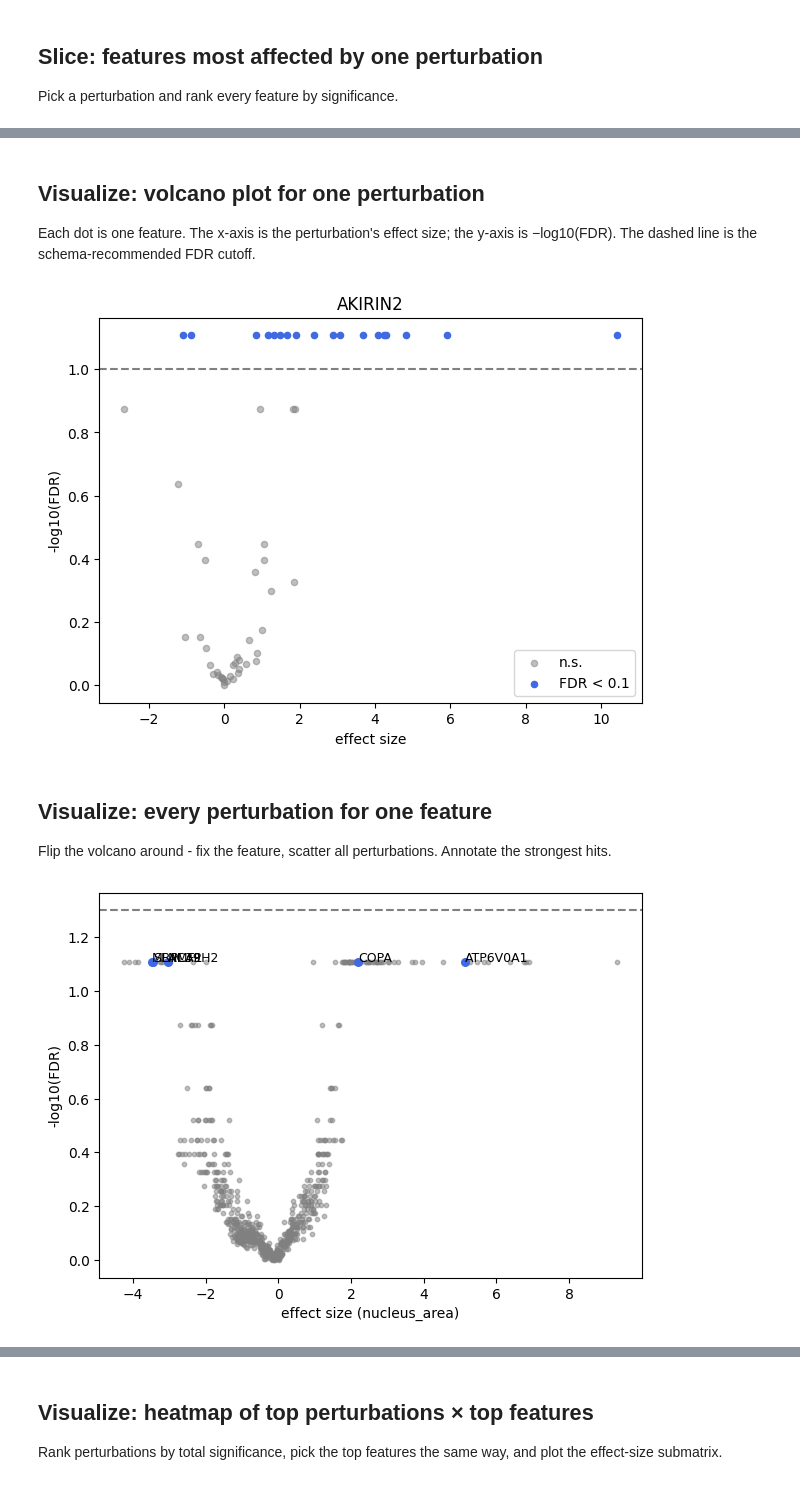
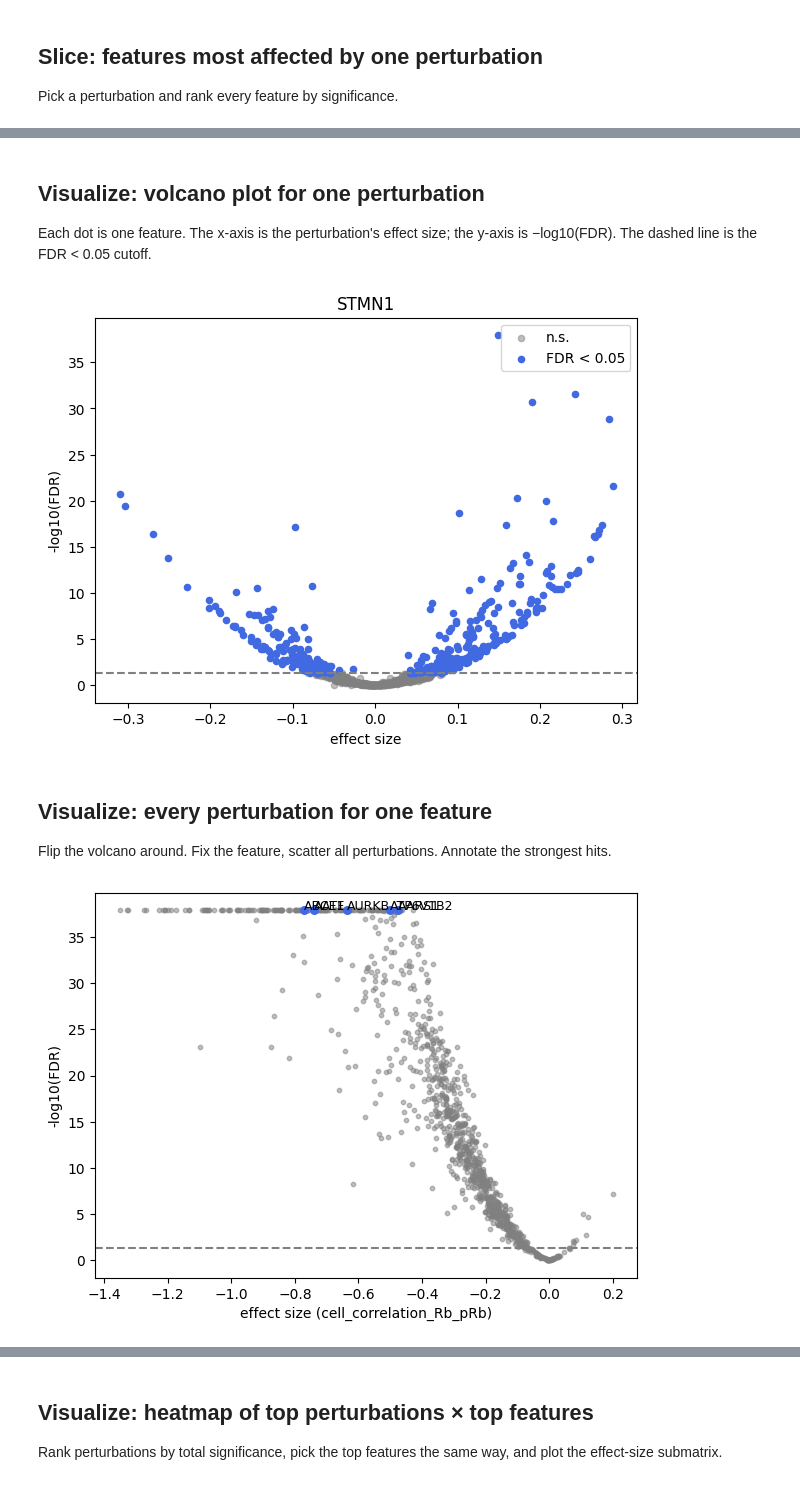
Before and after one commit to chanzuckerberg/ops-schema, a Jupyter notebook: docs/analysis/inspect-data/ops_analysis.ipynb, the cells around one changed output, grey strips where cells are left out. Drawn from its saved outputs; the diff is of its cells as text; code cells hidden in the pictures.

```diff
--- a/docs/analysis/inspect-data/ops_analysis.ipynb
+++ b/docs/analysis/inspect-data/ops_analysis.ipynb
@@ -195,0 +90,8 @@ Series([], dtype: float32)
+# %%
+with fsspec.open(f"{ATLAS}/experimental_metadata.yaml", "r", anon=True) as fh:
+    experimental_metadata = yaml.safe_load(fh)
+
+# Top-level sections; drill into any of them as needed.
+for section, body in experimental_metadata.items():
+    keys = list(body) if isinstance(body, dict) else body
+    print(f"{section:12s}: {keys}")
@@ -195,0 +113,4 @@ Series([], dtype: float32)
+# %%
+with fsspec.open(f"{ATLAS}/aggregated_data.h5ad", "rb", anon=True) as fh:
+    agg = ad.read_h5ad(fh)
+agg
@@ -195,0 +147,3 @@ Series([], dtype: float32)
+# %%
+FDR_THRESH = float(-np.log10(0.05))  # ~1.301
+print(f"neg_log10_fdr cutoff: {FDR_THRESH:.3f}  (FDR < 0.05)")
@@ -195,0 +227,11 @@ Series([], dtype: float32)
+# %%
+# Pick the single most-significant (perturbation, feature) pair to drive the demo.
+nlf = agg.layers["neg_log10_fdr"]
+i_max, j_max = np.unravel_index(np.asarray(nlf).argmax(), nlf.shape)
+feature = agg.var_names[j_max]
+
+fdr_col = np.asarray(nlf[:, j_max]).ravel()
+sig = pd.Series(fdr_col, index=agg.obs_names).sort_values(ascending=False)
+sig = sig[sig >= FDR_THRESH]
+print(f"{len(sig)} perturbations significantly affect {feature!r}")
+sig.head(10)
@@ -242,59 +281,47 @@ plt.show()
 ## Visualize: volcano plot for one perturbation
 
 Each dot is one feature. The x-axis is the perturbation's effect size; the
-y-axis is −log10(FDR). The dashed line is the schema-recommended FDR cutoff.
+y-axis is −log10(FDR). The dashed line is the FDR < 0.05 cutoff.
 # %%
-pert = "AKIRIN2"
-i = agg.obs_names.get_loc(pert)
-
-effect = agg.X[i]
-nlf = agg.layers["neg_log10_fdr"][i]
-# The schema FDR cutoff lives at agg.uns["neg_log10_fdr_threshold"]
-# (1.301). This test collection's global max neg_log10_fdr is
-# 1.108, so we use a lower visualization cutoff here to make the
-# significant cluster visible. Use the schema value on real data.
-thresh = 1.0
-sig_mask = nlf >= thresh
+effect = np.asarray(agg.X[i]).ravel()
+nlf_pert = np.asarray(agg.layers["neg_log10_fdr"][i]).ravel()
+sig_mask = nlf_pert >= FDR_THRESH
 
 fig, ax = plt.subplots(figsize=(7, 5))
-ax.scatter(effect[~sig_mask], nlf[~sig_mask], s=20, color="grey", alpha=0.5, label="n.s.")
-ax.scatter(effect[sig_mask], nlf[sig_mask], s=20, color="royalblue",
-           label=f"FDR < {10**-thresh:.2g}")
-ax.axhline(thresh, color="grey", linestyle="--")
+ax.scatter(effect[~sig_mask], nlf_pert[~sig_mask], s=20, color="grey", alpha=0.5, label="n.s.")
+ax.scatter(effect[sig_mask], nlf_pert[sig_mask], s=20, color="royalblue", label="FDR < 0.05")
+ax.axhline(FDR_THRESH, color="grey", linestyle="--")
 ax.set_xlabel("effect size")
 ax.set_ylabel("-log10(FDR)")
 ax.set_title(pert)
 ax.legend()
 plt.show()
 # %% [output]
-[figure, old version]
+[figure, new version]
 # %% [markdown]
 ## Visualize: every perturbation for one feature
 
-Flip the volcano around - fix the feature, scatter all perturbations.
+Flip the volcano around. Fix the feature, scatter all perturbations.
 Annotate the strongest hits.
 # %%
-feature = "nucleus_area"
-j = agg.var_names.get_loc(feature)
-
 df = pd.DataFrame({
     "perturbation": agg.obs_names,
-    "effect_size": agg.X[:, j],
-    "neg_log10_fdr": agg.layers["neg_log10_fdr"][:, j],
+    "effect_size": np.asarray(agg.X[:, j_max]).ravel(),
+    "neg_log10_fdr": np.asarray(agg.layers["neg_log10_fdr"][:, j_max]).ravel(),
 })
 
 fig, ax = plt.subplots(figsize=(7, 5))
 ax.scatter(df.effect_size, df.neg_log10_fdr, s=10, alpha=0.5, color="grey")
-ax.axhline(float(agg.uns["neg_log10_fdr_threshold"]), color="grey", linestyle="--")
+ax.axhline(FDR_THRESH, color="grey", linestyle="--")
 top = df.nlargest(5, "neg_log10_fdr")
 ax.scatter(top.effect_size, top.neg_log10_fdr, s=30, color="royalblue")
 for _, r in top.iterrows():
     ax.annotate(r.perturbation, (r.effect_size, r["neg_log10_fdr"]), fontsize=9)
 ax.set_xlabel(f"effect size ({feature})")
 ax.set_ylabel("-log10(FDR)")
 plt.show()
 # %% [output]
-[figure, old version]
+[figure, new version]
 # %% [markdown]
 ## Visualize: perturbation embedding
 
```
Also changed, not shown: parts of 59 cells of this notebook.
